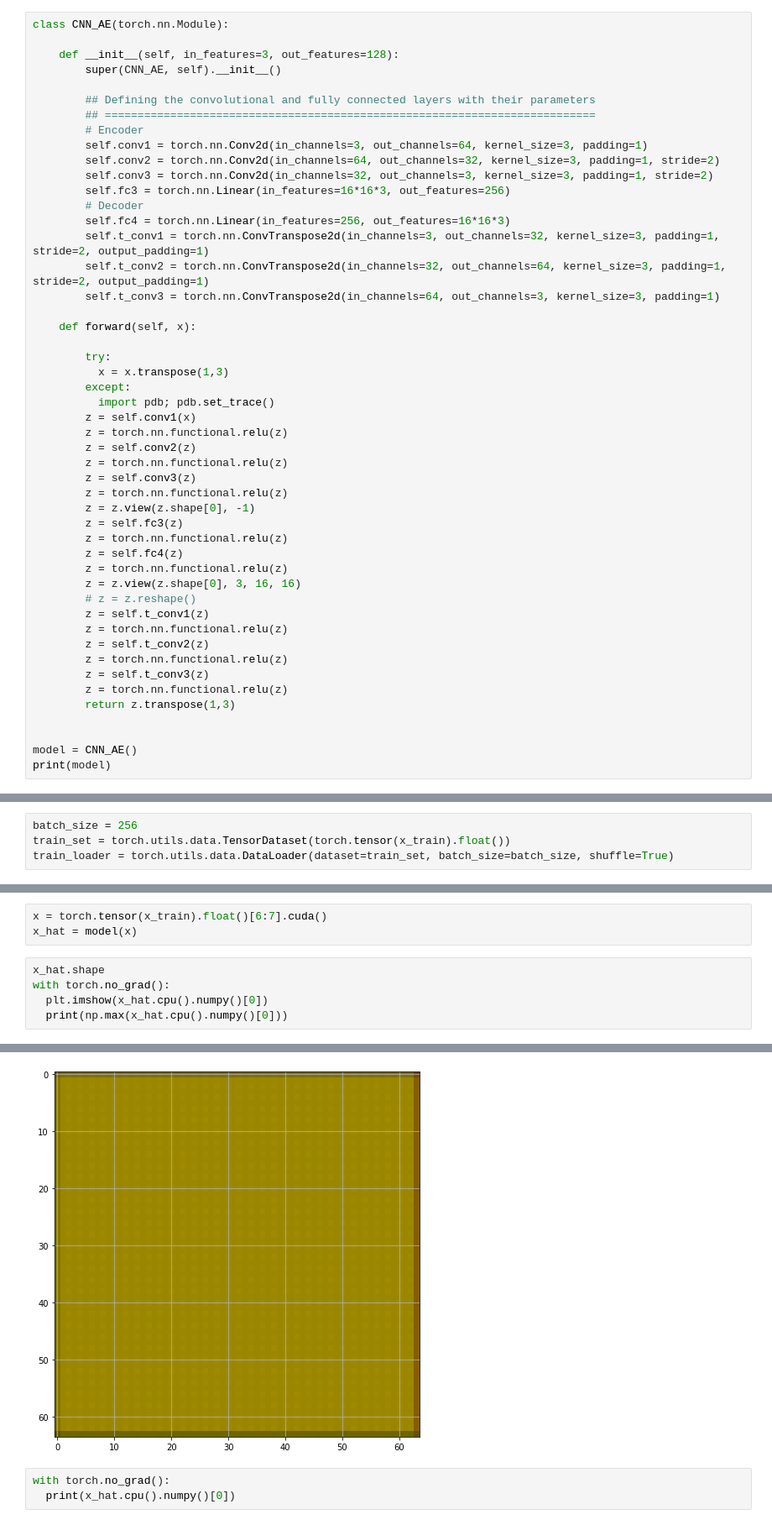
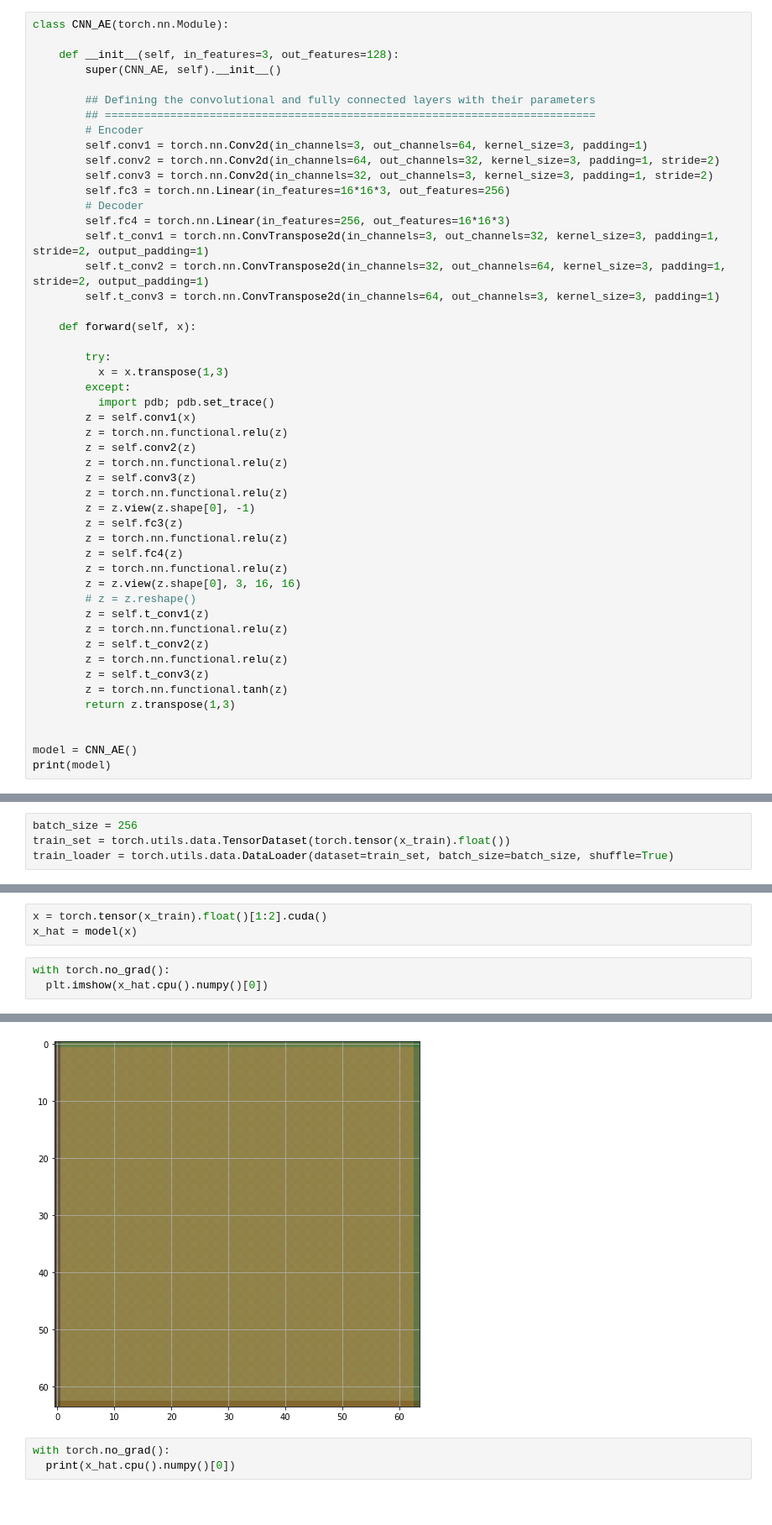
Before and after one commit to sgalrot/simpsons_compression, a Jupyter notebook: simpsons_compression.ipynb, the cells around one changed output, grey strips where cells are left out. Shown at 84% size. Drawn from its saved outputs; the diff is of its cells as text.

```diff
--- a/simpsons_compression.ipynb
+++ b/simpsons_compression.ipynb
@@ -228,7 +228,7 @@ class CNN_AE(torch.nn.Module):
         z = self.t_conv2(z)
         z = torch.nn.functional.relu(z)
         z = self.t_conv3(z)
-        z = torch.nn.functional.relu(z)
+        z = torch.nn.functional.tanh(z)
         return z.transpose(1,3)
 
 
@@ -315,9 +317,7 @@ ax.legend();
 # %%
-x = torch.tensor(x_train).float()[6:7].cuda()
+x = torch.tensor(x_train).float()[1:2].cuda()
 x_hat = model(x)
 # %%
-x_hat.shape
 with torch.no_grad():
   plt.imshow(x_hat.cpu().numpy()[0])
-  print(np.max(x_hat.cpu().numpy()[0]))
 # %% [output]
@@ -325,4 +324,4 @@ with torch.no_grad():
-[figure, old version]
+[figure, new version]
 # %%
 with torch.no_grad():
   print(x_hat.cpu().numpy()[0])
```
Also changed, not shown: parts of 2 cells of this notebook.
